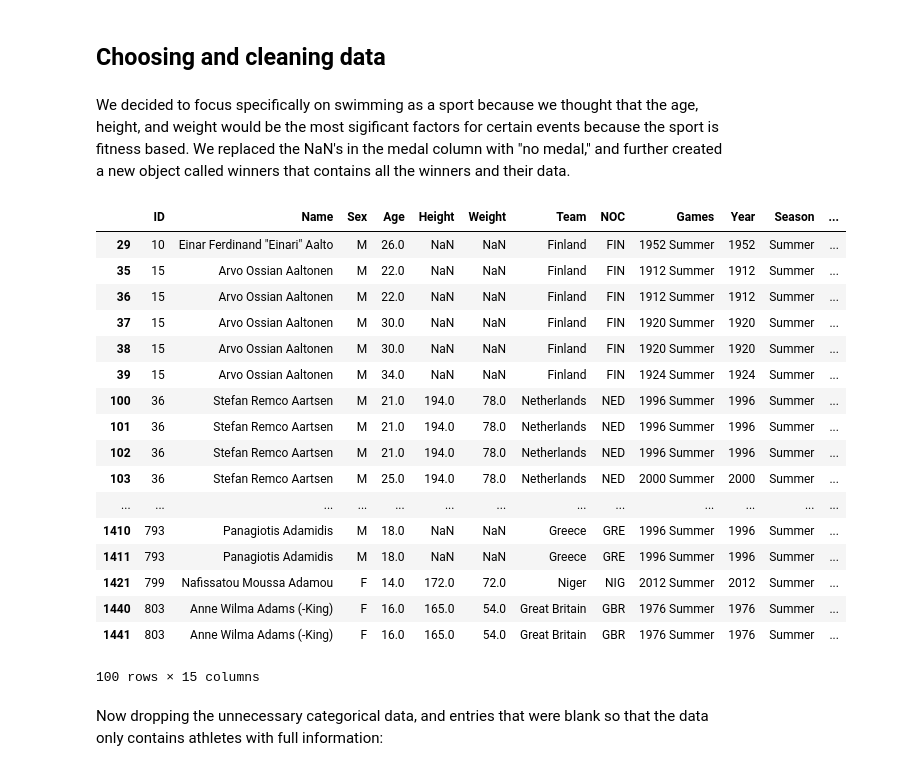
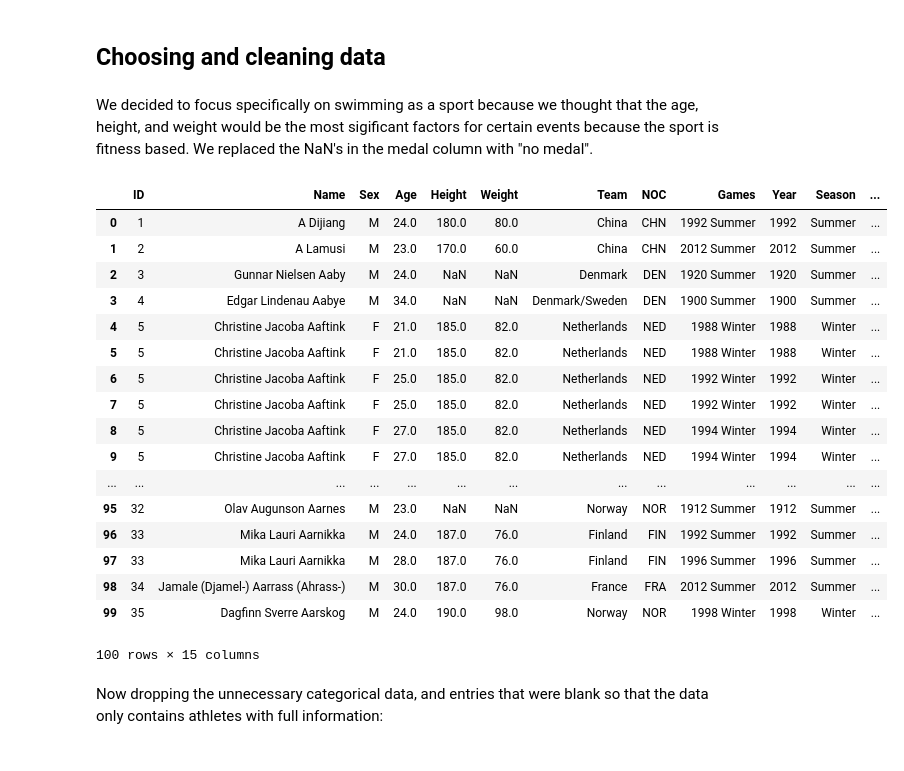
Before and after one commit to zackwitz/DSFinal, a Jupyter notebook: Final Project.ipynb, the cells around one changed output. Cells and saved outputs as stored; diff of their text form; code cells hidden in the pictures.

```diff
--- a/Final Project.ipynb
+++ b/Final Project.ipynb
@@ -22,31 +22,29 @@ oly = pd.read_csv("athlete_events.csv")
 # %% [markdown]
 ## Choosing and cleaning data
 # %% [markdown]
-We decided to focus specifically on swimming as a sport because we thought that the age, height, and weight would be the most sigificant factors for certain events because the sport is fitness based. We replaced the NaN's in the medal column with "no medal," and further created a new object called winners that contains all the winners and their data.
+We decided to focus specifically on swimming as a sport because we thought that the age, height, and weight would be the most sigificant factors for certain events because the sport is fitness based. We replaced the NaN's in the medal column with "no medal".
 # %%
-sport = "Swimming"
 oly["Medal"] = oly["Medal"].fillna("No Medal")
-oly = oly[oly["Sport"] == sport]
-winners = oly[oly["Medal"] != "No Medal"]
+swimmers = oly[oly["Sport"] == "Swimming"]
 oly.head(100)
 # %% [output]
 |  | ID | Name | Sex | Age | Height | Weight | Team | NOC | Games | Year | Season | ... |
-| 29 | 10 | Einar Ferdinand "Einari" Aalto | M | 26.0 | NaN | NaN | Finland | FIN | 1952 Summer | 1952 | Summer | ... |
-| 35 | 15 | Arvo Ossian Aaltonen | M | 22.0 | NaN | NaN | Finland | FIN | 1912 Summer | 1912 | Summer | ... |
-| 36 | 15 | Arvo Ossian Aaltonen | M | 22.0 | NaN | NaN | Finland | FIN | 1912 Summer | 1912 | Summer | ... |
-| 37 | 15 | Arvo Ossian Aaltonen | M | 30.0 | NaN | NaN | Finland | FIN | 1920 Summer | 1920 | Summer | ... |
-| 38 | 15 | Arvo Ossian Aaltonen | M | 30.0 | NaN | NaN | Finland | FIN | 1920 Summer | 1920 | Summer | ... |
-| 39 | 15 | Arvo Ossian Aaltonen | M | 34.0 | NaN | NaN | Finland | FIN | 1924 Summer | 1924 | Summer | ... |
-| 100 | 36 | Stefan Remco Aartsen | M | 21.0 | 194.0 | 78.0 | Netherlands | NED | 1996 Summer | 1996 | Summer | ... |
-| 101 | 36 | Stefan Remco Aartsen | M | 21.0 | 194.0 | 78.0 | Netherlands | NED | 1996 Summer | 1996 | Summer | ... |
-| 102 | 36 | Stefan Remco Aartsen | M | 21.0 | 194.0 | 78.0 | Netherlands | NED | 1996 Summer | 1996 | Summer | ... |
-| 103 | 36 | Stefan Remco Aartsen | M | 25.0 | 194.0 | 78.0 | Netherlands | NED | 2000 Summer | 2000 | Summer | ... |
+| 0 | 1 | A Dijiang | M | 24.0 | 180.0 | 80.0 | China | CHN | 1992 Summer | 1992 | Summer | ... |
+| 1 | 2 | A Lamusi | M | 23.0 | 170.0 | 60.0 | China | CHN | 2012 Summer | 2012 | Summer | ... |
+| 2 | 3 | Gunnar Nielsen Aaby | M | 24.0 | NaN | NaN | Denmark | DEN | 1920 Summer | 1920 | Summer | ... |
+| 3 | 4 | Edgar Lindenau Aabye | M | 34.0 | NaN | NaN | Denmark/Sweden | DEN | 1900 Summer | 1900 | Summer | ... |
+| 4 | 5 | Christine Jacoba Aaftink | F | 21.0 | 185.0 | 82.0 | Netherlands | NED | 1988 Winter | 1988 | Winter | ... |
+| 5 | 5 | Christine Jacoba Aaftink | F | 21.0 | 185.0 | 82.0 | Netherlands | NED | 1988 Winter | 1988 | Winter | ... |
+| 6 | 5 | Christine Jacoba Aaftink | F | 25.0 | 185.0 | 82.0 | Netherlands | NED | 1992 Winter | 1992 | Winter | ... |
+| 7 | 5 | Christine Jacoba Aaftink | F | 25.0 | 185.0 | 82.0 | Netherlands | NED | 1992 Winter | 1992 | Winter | ... |
+| 8 | 5 | Christine Jacoba Aaftink | F | 27.0 | 185.0 | 82.0 | Netherlands | NED | 1994 Winter | 1994 | Winter | ... |
+| 9 | 5 | Christine Jacoba Aaftink | F | 27.0 | 185.0 | 82.0 | Netherlands | NED | 1994 Winter | 1994 | Winter | ... |
 | ... | ... | ... | ... | ... | ... | ... | ... | ... | ... | ... | ... | ... |
-| 1410 | 793 | Panagiotis Adamidis | M | 18.0 | NaN | NaN | Greece | GRE | 1996 Summer | 1996 | Summer | ... |
-| 1411 | 793 | Panagiotis Adamidis | M | 18.0 | NaN | NaN | Greece | GRE | 1996 Summer | 1996 | Summer | ... |
-| 1421 | 799 | Nafissatou Moussa Adamou | F | 14.0 | 172.0 | 72.0 | Niger | NIG | 2012 Summer | 2012 | Summer | ... |
-| 1440 | 803 | Anne Wilma Adams (-King) | F | 16.0 | 165.0 | 54.0 | Great Britain | GBR | 1976 Summer | 1976 | Summer | ... |
-| 1441 | 803 | Anne Wilma Adams (-King) | F | 16.0 | 165.0 | 54.0 | Great Britain | GBR | 1976 Summer | 1976 | Summer | ... |
+| 95 | 32 | Olav Augunson Aarnes | M | 23.0 | NaN | NaN | Norway | NOR | 1912 Summer | 1912 | Summer | ... |
+| 96 | 33 | Mika Lauri Aarnikka | M | 24.0 | 187.0 | 76.0 | Finland | FIN | 1992 Summer | 1992 | Summer | ... |
+| 97 | 33 | Mika Lauri Aarnikka | M | 28.0 | 187.0 | 76.0 | Finland | FIN | 1996 Summer | 1996 | Summer | ... |
+| 98 | 34 | Jamale (Djamel-) Aarrass (Ahrass-) | M | 30.0 | 187.0 | 76.0 | France | FRA | 2012 Summer | 2012 | Summer | ... |
+| 99 | 35 | Dagfinn Sverre Aarskog | M | 24.0 | 190.0 | 98.0 | Norway | NOR | 1998 Winter | 1998 | Winter | ... |
 100 rows × 15 columns
 # %% [markdown]
 Now dropping the unnecessary categorical data, and entries that were blank so that the data only contains athletes with full information:
```
Also changed, not shown: parts of 27 cells of this notebook.
